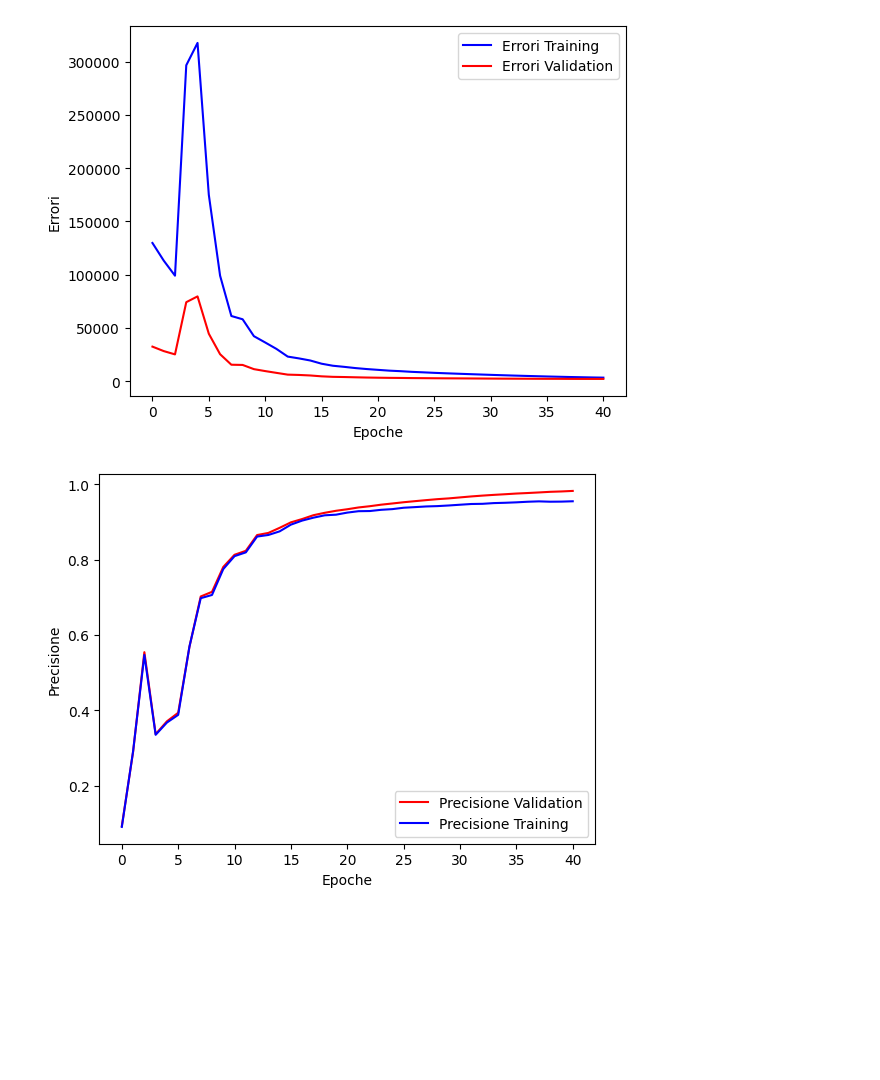
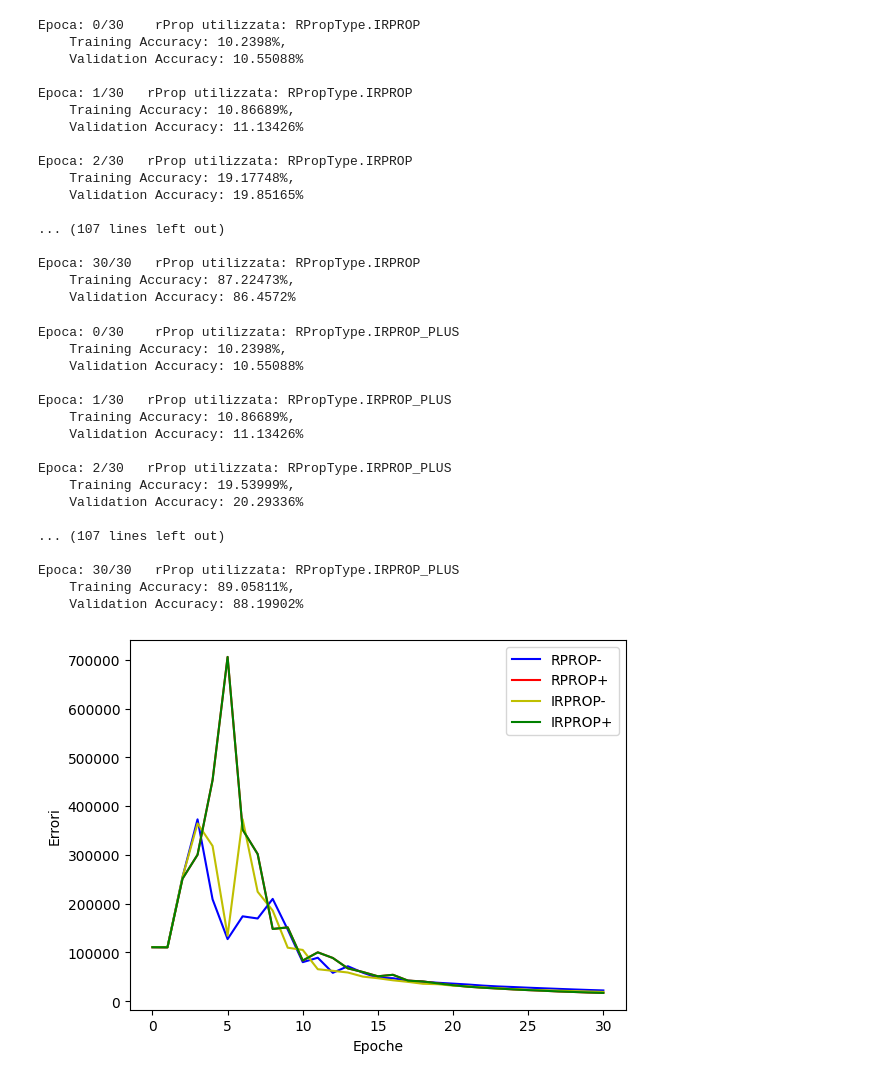
Before and after one commit to marcellorussox/MnistANN, a Jupyter notebook: ann_training.ipynb, the cells around one changed output. Saved outputs shown, nothing was run; the diff lists cells and outputs as text; code cells hidden in the pictures; blank space fills up the shorter version.

```diff
--- a/ann_training.ipynb
+++ b/ann_training.ipynb
@@ -66,7 +63,7 @@ Funzioni di attivazione: tanh, identity
 Funzione di errore: cross_entropy_softmax
 # %%
-from uninaannpy.learning_functions import RPropType
+from uninaannpy.neural_network import RPropType
 
-#batch training
-train_err, validation_err, train_accuracy, validation_accuracy = training_net.train_neural_network(train_in, train_labels, validation_in, validation_labels, epochs=40, learning_rate=0.00001, rprop_type=RPropType.STANDARD)
+# Batch training rProp standard
+std_train_err, std_validation_err, std_train_accuracy, std_validation_accuracy = std_training_net.train_neural_network(train_in, train_labels, validation_in, validation_labels, epochs=30, learning_rate=0.00001, rprop_type=RPropType.STANDARD)
 # %% [output]
@@ -89,0 +87,5 @@ Validation Accuracy: 95.50796%
+# %%
+from uninaannpy.neural_network import RPropType
+
+# Batch training rProp con weight-backtracking
+plus_train_err, plus_validation_err, plus_train_accuracy, plus_validation_accuracy = plus_training_net.train_neural_network(train_in, train_labels, validation_in, validation_labels, epochs=30, learning_rate=0.00001, rprop_type=RPropType.RPROP_PLUS)
@@ -90,22 +110,61 @@ Validation Accuracy: 95.50796%
+# %%
+from uninaannpy.neural_network import RPropType
+
+# Batch training improved rProp con weight-backtracking
+istd_train_err, istd_validation_err, istd_train_accuracy, istd_validation_accuracy = istd_training_net.train_neural_network(train_in, train_labels, validation_in, validation_labels, epochs=30, learning_rate=0.00001, rprop_type=RPropType.IRPROP)
+# %% [output]
+Epoca: 0/30    rProp utilizzata: RPropType.IRPROP
+    Training Accuracy: 10.2398%,
+    Validation Accuracy: 10.55088%
+
+Epoca: 1/30   rProp utilizzata: RPropType.IRPROP
+    Training Accuracy: 10.86689%,
+    Validation Accuracy: 11.13426%
+
+Epoca: 2/30   rProp utilizzata: RPropType.IRPROP
+    Training Accuracy: 19.17748%,
+    Validation Accuracy: 19.85165%
+
+... (107 lines left out)
+
+Epoca: 30/30   rProp utilizzata: RPropType.IRPROP
+    Training Accuracy: 87.22473%,
+    Validation Accuracy: 86.4572%
+# %%
+from uninaannpy.neural_network import RPropType
+
+# Batch training improved rProp
+iplus_train_err, iplus_validation_err, iplus_train_accuracy, iplus_validation_accuracy = iplus_training_net.train_neural_network(train_in, train_labels, validation_in, validation_labels, epochs=30, learning_rate=0.00001, rprop_type=RPropType.IRPROP_PLUS)
+# %% [output]
+Epoca: 0/30    rProp utilizzata: RPropType.IRPROP_PLUS
+    Training Accuracy: 10.2398%,
+    Validation Accuracy: 10.55088%
+
+Epoca: 1/30   rProp utilizzata: RPropType.IRPROP_PLUS
+    Training Accuracy: 10.86689%,
+    Validation Accuracy: 11.13426%
+
+Epoca: 2/30   rProp utilizzata: RPropType.IRPROP_PLUS
+    Training Accuracy: 19.53999%,
+    Validation Accuracy: 20.29336%
+
+... (107 lines left out)
+
+Epoca: 30/30   rProp utilizzata: RPropType.IRPROP_PLUS
+    Training Accuracy: 89.05811%,
+    Validation Accuracy: 88.19902%
 # %%
 from matplotlib import pyplot as plt
 
-#Stampa grafico dell'errore ottenuto attraverso il training
+# Stampa grafico dell'errore del training
 plt.figure()
-plt.plot(train_err, 'b', label='Errori Training')
-plt.plot(validation_err, 'r', label='Errori Validation')
+plt.plot(std_train_err, 'b', label='RPROP-')
+plt.plot(plus_train_err, 'r', label='RPROP+')
+plt.plot(istd_train_err, 'y', label='IRPROP-')
+plt.plot(iplus_train_err, 'g', label='IRPROP+')
 plt.xlabel('Epoche')
 plt.ylabel('Errori')
 plt.legend()
 plt.show()
-
-plt.figure()
-plt.plot(train_accuracy, 'r', label='Precisione Validation')
-plt.plot(validation_accuracy, 'b', label='Precisione Training')
-plt.xlabel('Epoche')
-plt.ylabel('Precisione')
-plt.legend()
-plt.show()
 # %% [output]
-[figure, old version]
+[figure, new version]
-[figure, removed]
```
Also changed, not shown: parts of 9 cells of this notebook, 2 other files.
